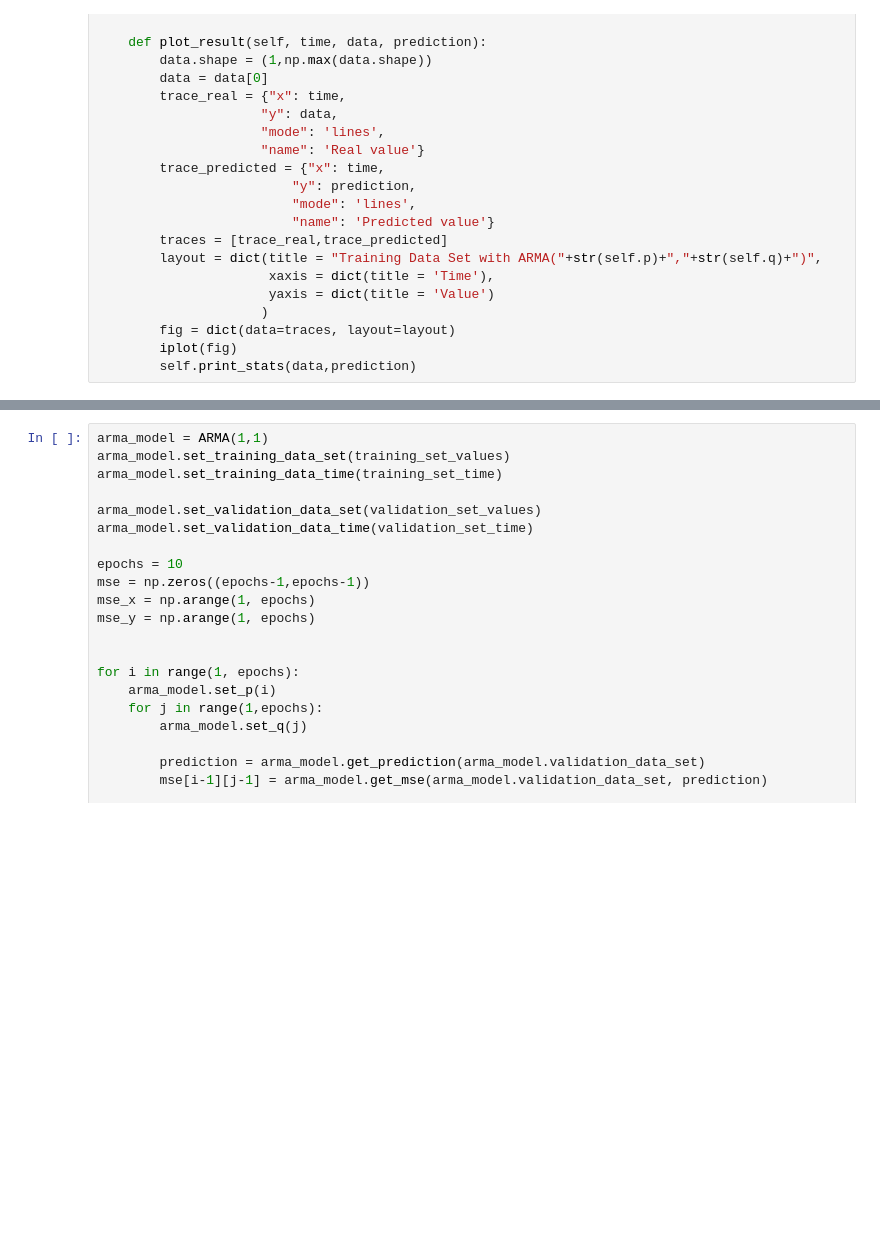
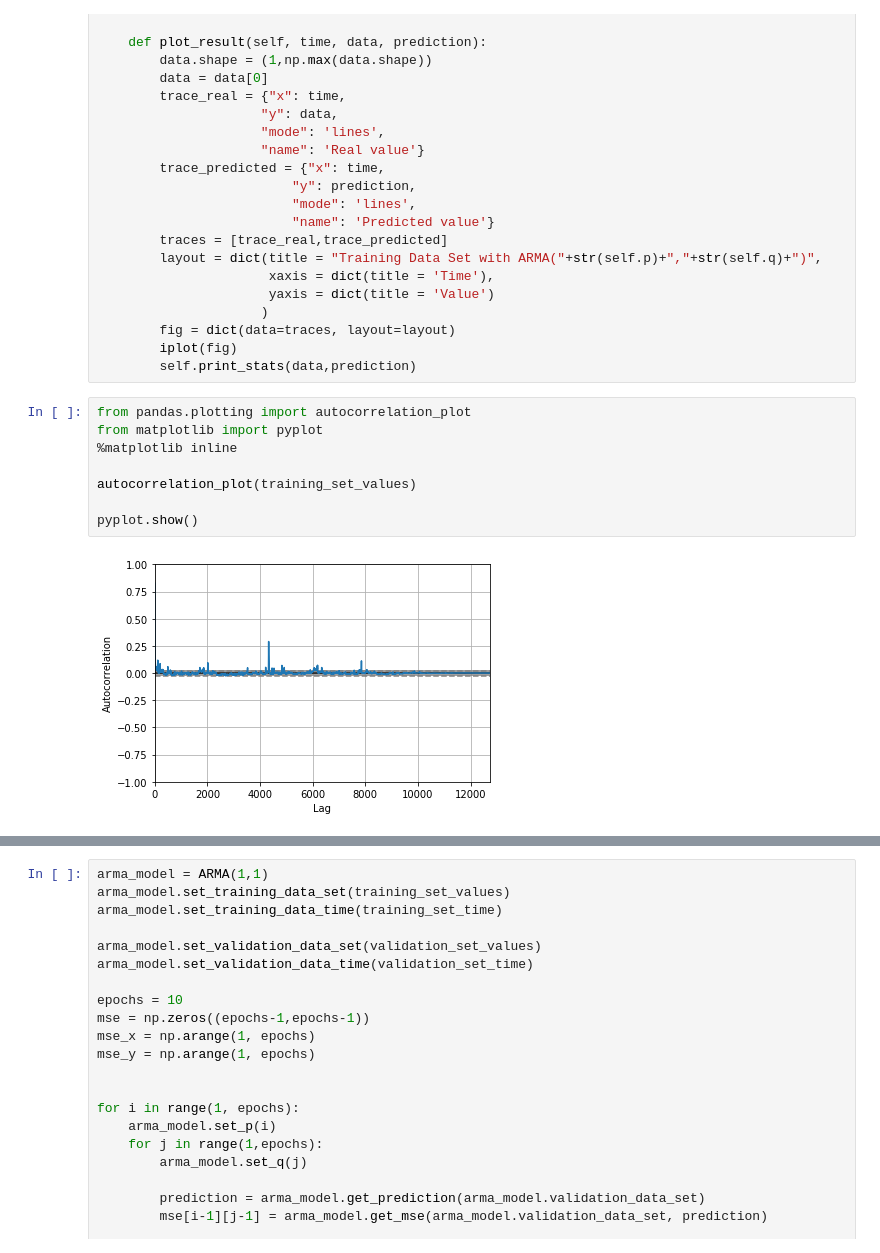
Before and after one commit to Anomaly-Detection-Research/arma-arima, a Jupyter notebook: ARMA.ipynb, the cells around one changed output, grey strips where cells are left out. Cells and saved outputs as stored; diff of their text form; blank space fills up the shorter version.

```diff
--- a/ARMA.ipynb
+++ b/ARMA.ipynb
@@ -197,3 +197,13 @@ class ARMA:
         fig = dict(data=traces, layout=layout)
         iplot(fig)
         self.print_stats(data,prediction)
+# %%
+from pandas.plotting import autocorrelation_plot
+from matplotlib import pyplot
+%matplotlib inline
+
+autocorrelation_plot(training_set_values)
+
+pyplot.show()
+# %% [output]
+[figure, added]
```
Also changed, not shown: parts of 1 cell of this notebook, 3 other files.
